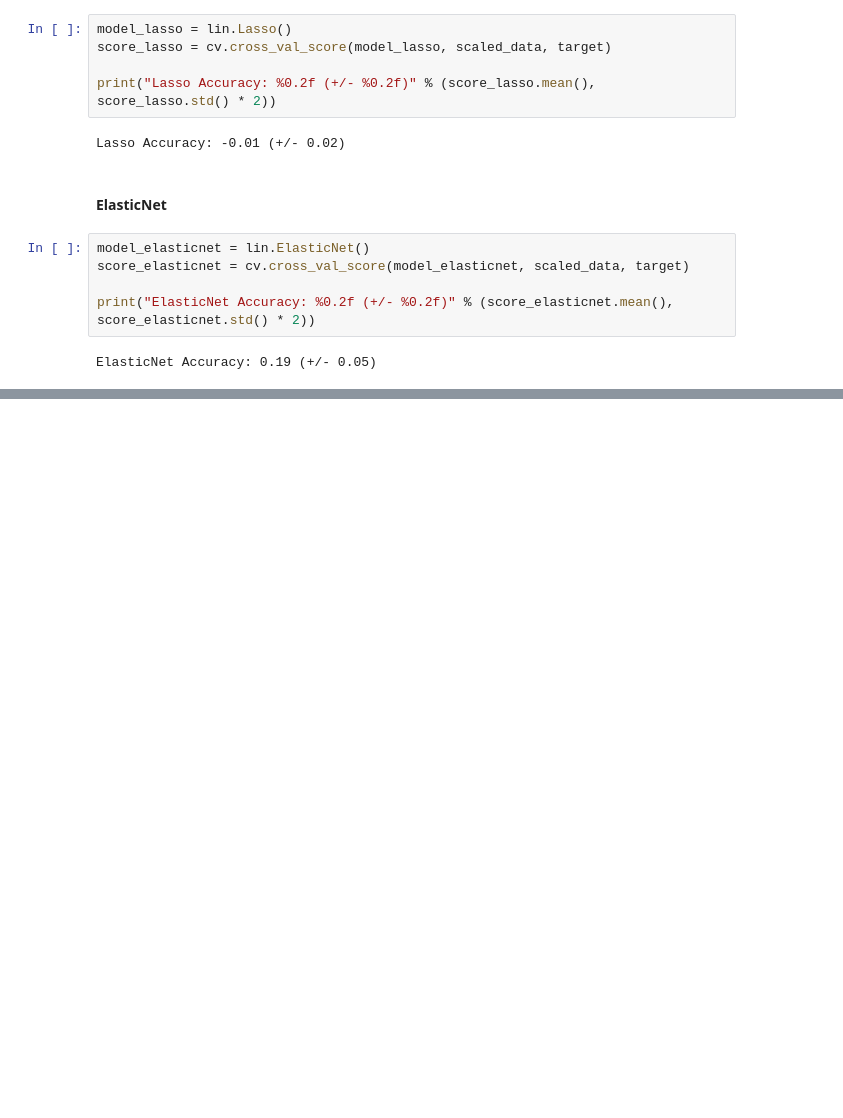
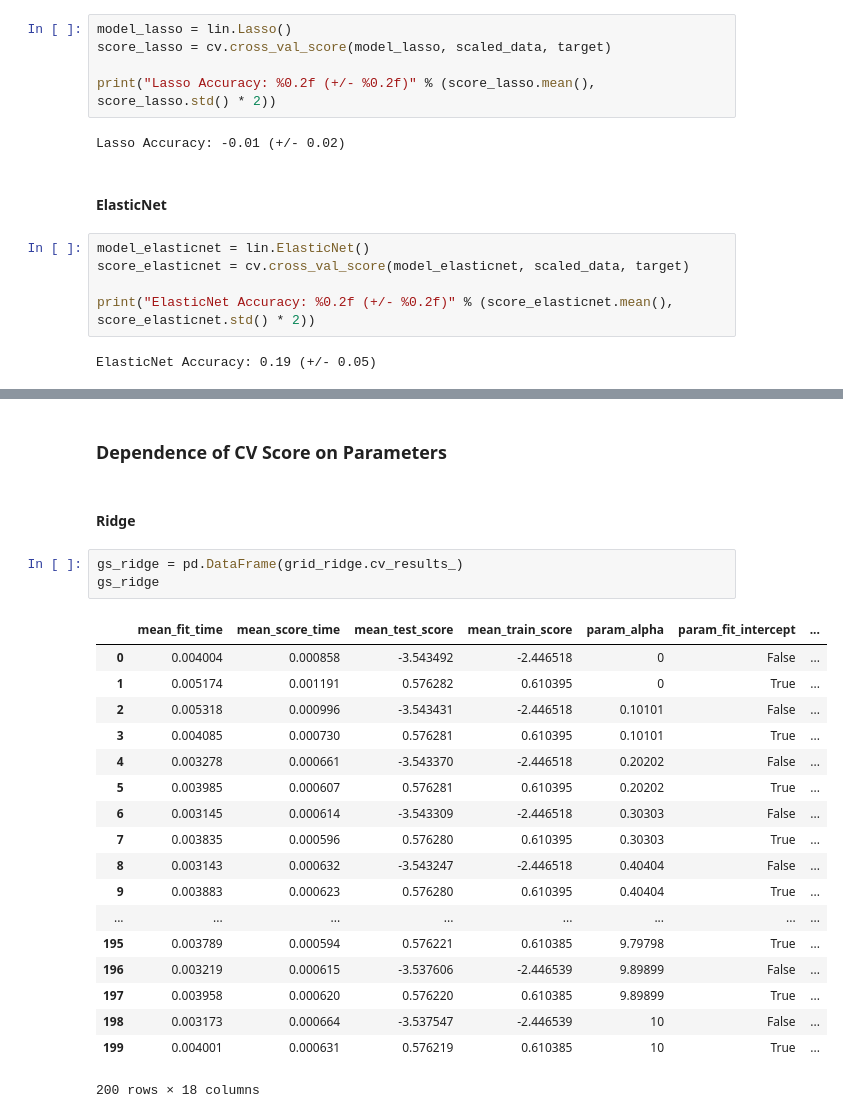
Before and after one commit to OSUScientificComputing464/project-two-colbertz2, a Jupyter notebook: part1.ipynb, the cells around one changed output, grey strips where cells are left out. Cells and saved outputs as stored; diff of their text form; blank space fills up the shorter version.

```diff
--- a/part1.ipynb
+++ b/part1.ipynb
@@ -240,0 +307,26 @@ If I've done my data scaling correctly it appears that OLS and Ridge are unaffec
+# %% [markdown]
+### Dependence of CV Score on Parameters
+# %% [markdown]
+#### Ridge
+# %%
+gs_ridge = pd.DataFrame(grid_ridge.cv_results_)
+gs_ridge
+# %% [output]
+|  | mean_fit_time | mean_score_time | mean_test_score | mean_train_score | param_alpha | param_fit_intercept | ... |
+| 0 | 0.004004 | 0.000858 | -3.543492 | -2.446518 | 0 | False | ... |
+| 1 | 0.005174 | 0.001191 | 0.576282 | 0.610395 | 0 | True | ... |
+| 2 | 0.005318 | 0.000996 | -3.543431 | -2.446518 | 0.10101 | False | ... |
+| 3 | 0.004085 | 0.000730 | 0.576281 | 0.610395 | 0.10101 | True | ... |
+| 4 | 0.003278 | 0.000661 | -3.543370 | -2.446518 | 0.20202 | False | ... |
+| 5 | 0.003985 | 0.000607 | 0.576281 | 0.610395 | 0.20202 | True | ... |
+| 6 | 0.003145 | 0.000614 | -3.543309 | -2.446518 | 0.30303 | False | ... |
+| 7 | 0.003835 | 0.000596 | 0.576280 | 0.610395 | 0.30303 | True | ... |
+| 8 | 0.003143 | 0.000632 | -3.543247 | -2.446518 | 0.40404 | False | ... |
+| 9 | 0.003883 | 0.000623 | 0.576280 | 0.610395 | 0.40404 | True | ... |
+| ... | ... | ... | ... | ... | ... | ... | ... |
+| 195 | 0.003789 | 0.000594 | 0.576221 | 0.610385 | 9.79798 | True | ... |
+| 196 | 0.003219 | 0.000615 | -3.537606 | -2.446539 | 9.89899 | False | ... |
+| 197 | 0.003958 | 0.000620 | 0.576220 | 0.610385 | 9.89899 | True | ... |
+| 198 | 0.003173 | 0.000664 | -3.537547 | -2.446539 | 10 | False | ... |
+| 199 | 0.004001 | 0.000631 | 0.576219 | 0.610385 | 10 | True | ... |
+200 rows × 18 columns
```
Also changed, not shown: parts of 16 cells of this notebook.
